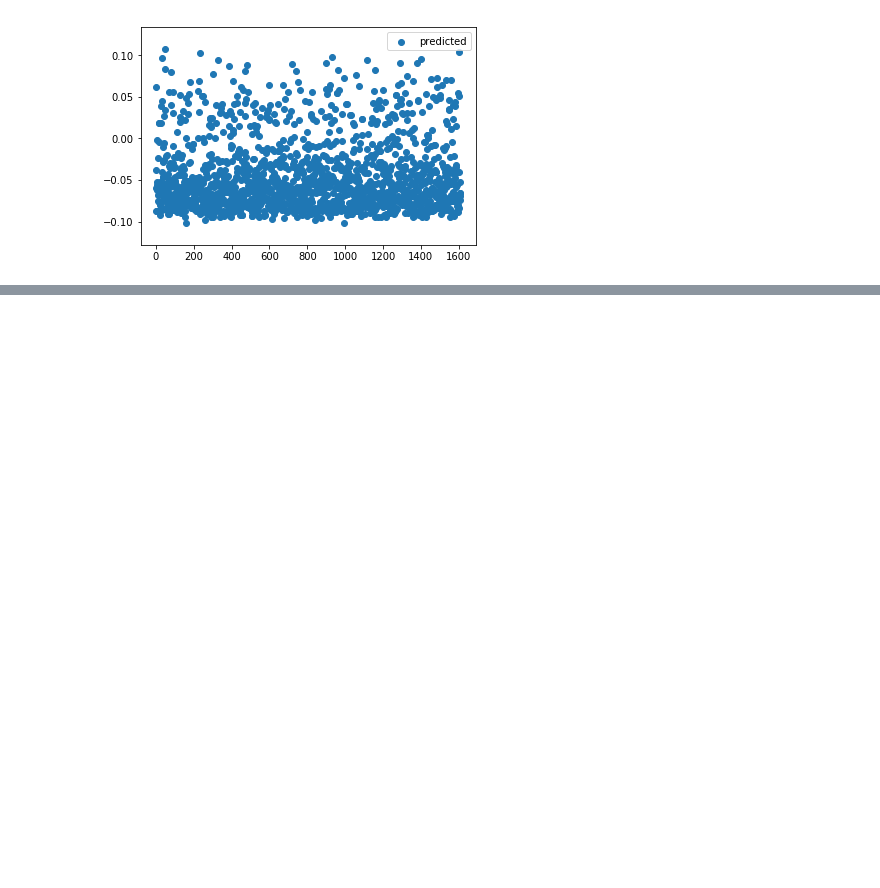
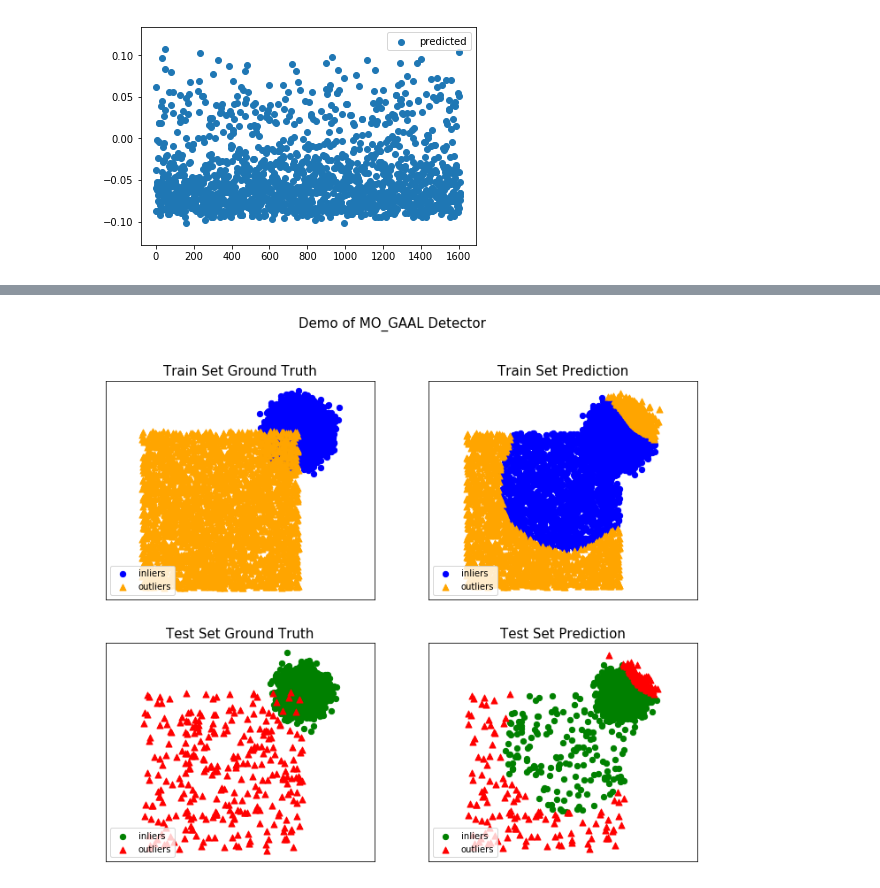
Before and after one commit to akarazeev/Bachelor, a Jupyter notebook: research/dev.ipynb, the cells around one changed output, grey strips where cells are left out. Cells and saved outputs as stored; diff of their text form; code cells hidden in the pictures; blank space fills up the shorter version.

```diff
--- a/research/dev.ipynb
+++ b/research/dev.ipynb
@@ -204,0 +263,13 @@ plt.show()
+# %%
+from pyod.utils.example import visualize
+
+# visualize(clf_name,
+#           X_train[:, :2], y_train,
+#           X_test[:, :2], y_test,
+#           y_train_pred, y_test_pred,
+#           show_figure=True, save_figure=False)
+
+visualize(clf_name, X_train, y_train, X_test, y_test, y_train_pred,
+          y_test_pred, show_figure=True, save_figure=False)
+# %% [output]
+[figure, added]
```
Also changed, not shown: parts of 12 cells of this notebook, 2 other files.
